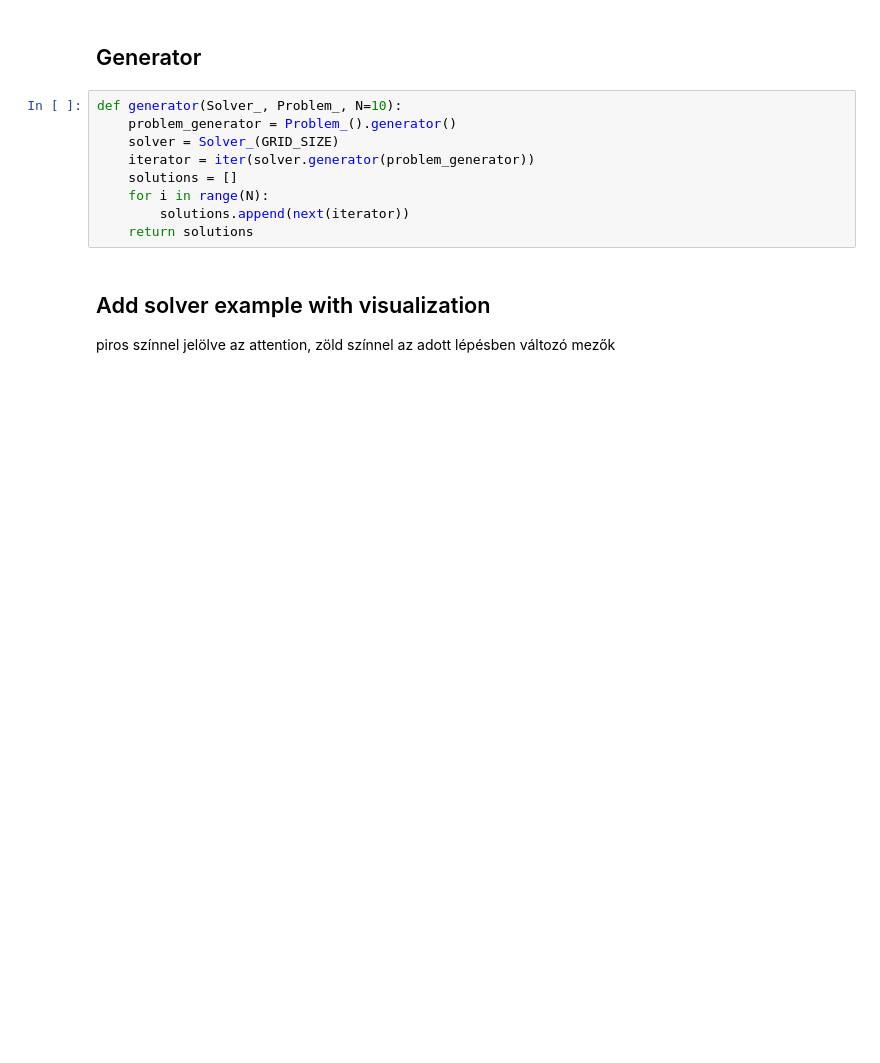
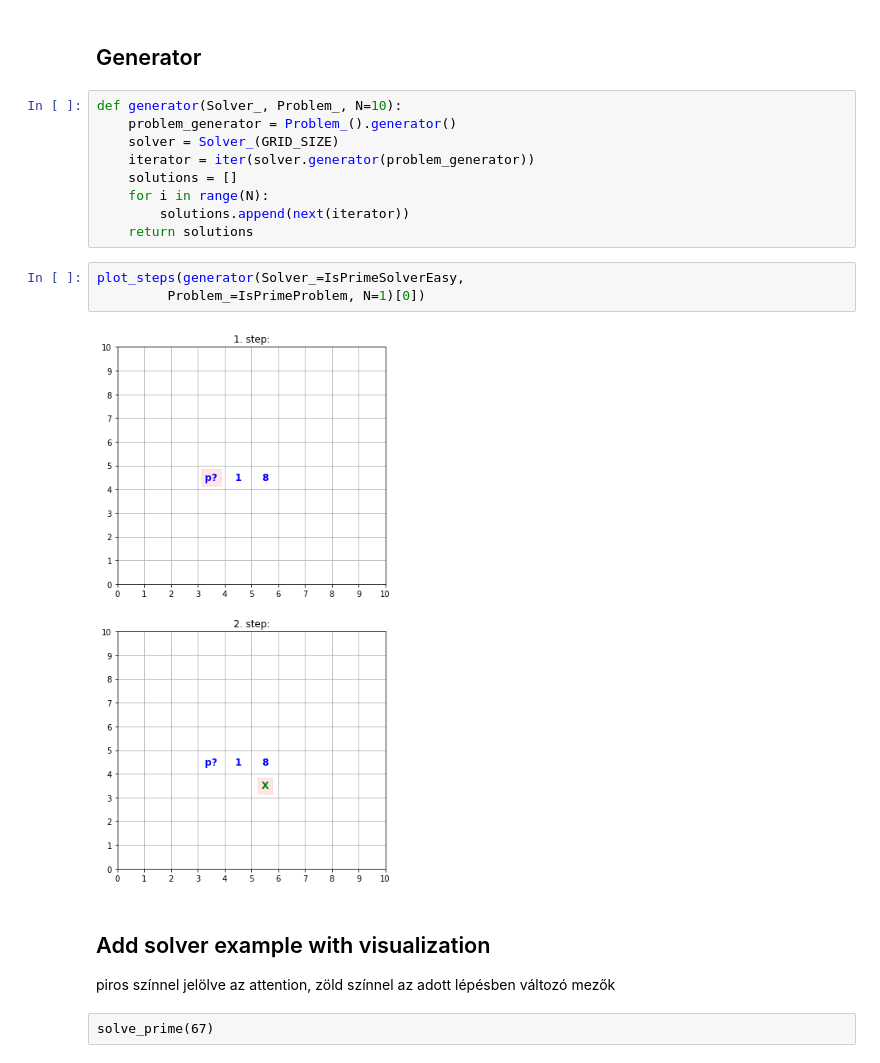
Before and after one commit to csadrian/arithmetics_on_paper, a Jupyter notebook: examples.ipynb, the cells around one changed output. Drawn from its saved outputs; the diff is of its cells as text; blank space fills up the shorter version.

```diff
--- a/examples.ipynb
+++ b/examples.ipynb
@@ -19,10 +35,17 @@ def generator(Solver_, Problem_, N=10):
     for i in range(N):
         solutions.append(next(iterator))
     return solutions
+# %%
+plot_steps(generator(Solver_=IsPrimeSolverEasy,
+         Problem_=IsPrimeProblem, N=1)[0])
+# %% [output]
+[figure, added]
 # %% [markdown]
 ## Add solver example with visualization
 
 piros színnel jelölve az attention, zöld színnel az adott lépésben változó mezők
+# %% [raw]
+solve_prime(67)
 # %%
 def add_solver_example():
     add_solutions = generator(Solver_=AddSolver,
```
Also changed, not shown: parts of 19 cells of this notebook.
